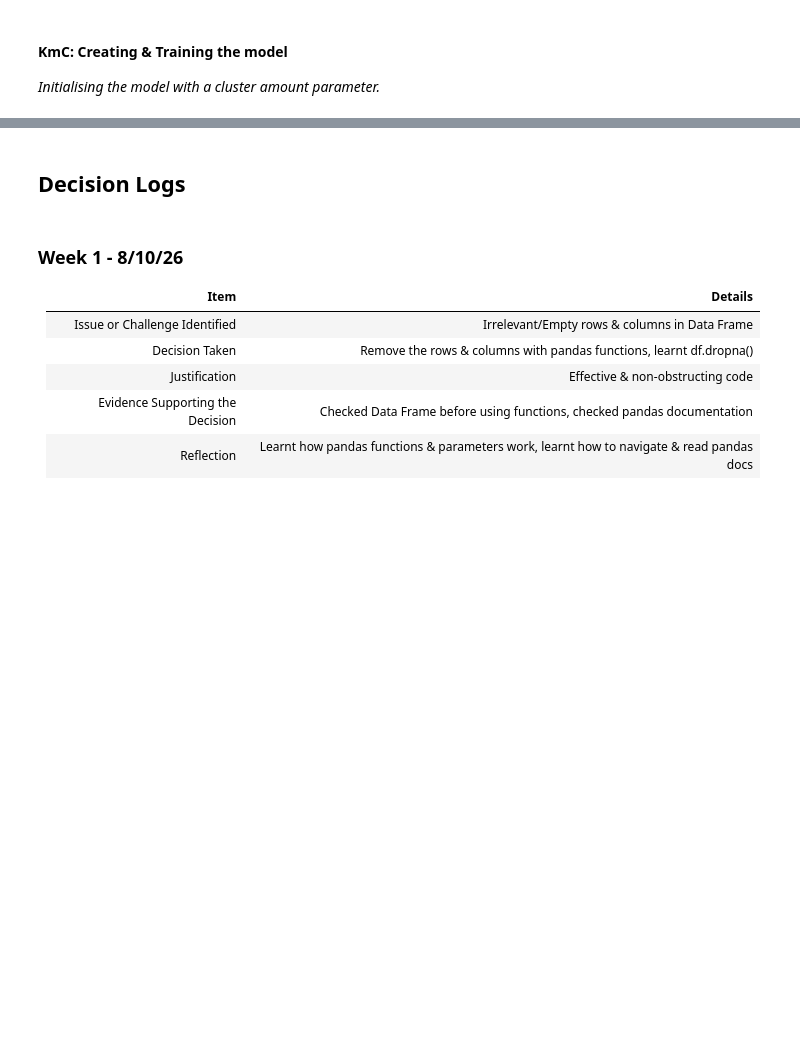
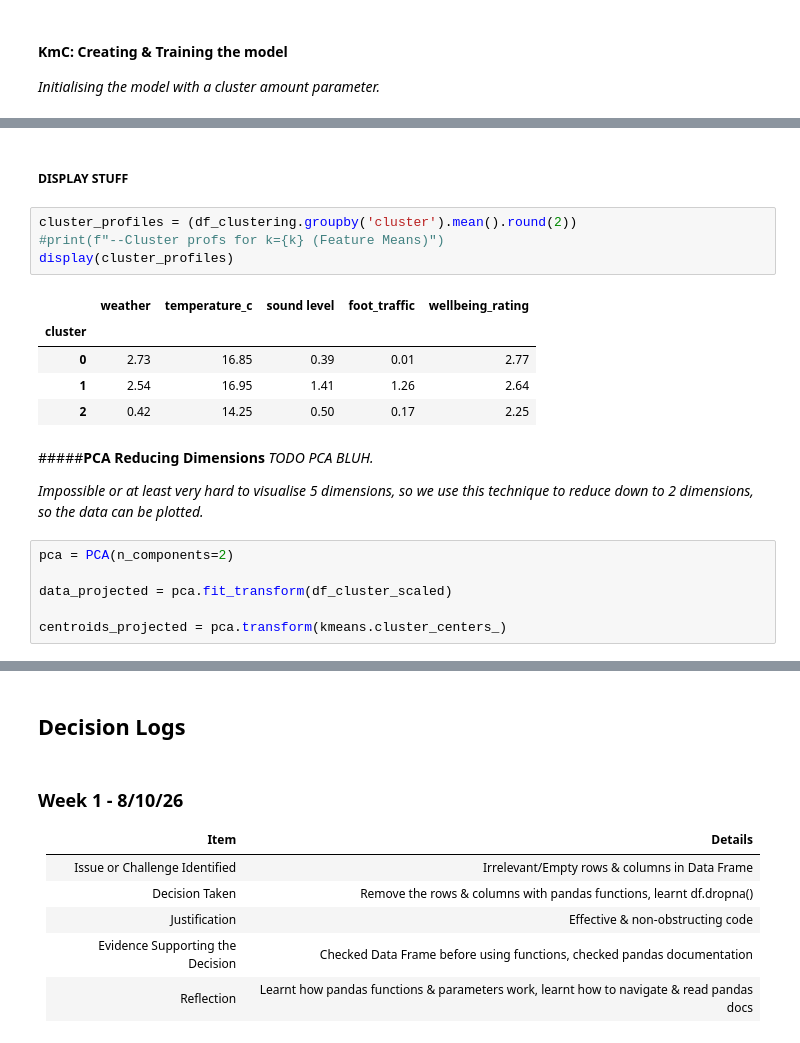
Before and after one commit to Paul-Daly366/MachineLearning_Project_Colab, a Jupyter notebook: MachineLearningProj.ipynb, the cells around one changed output, grey strips where cells are left out. Saved outputs shown, nothing was run; the diff lists cells and outputs as text; blank space fills up the shorter version.

```diff
--- a/MachineLearningProj.ipynb
+++ b/MachineLearningProj.ipynb
@@ -540,0 +567,23 @@ kmeans = KMeans(
+# %% [markdown]
+##### DISPLAY STUFF
+# %%
+cluster_profiles = (df_clustering.groupby('cluster').mean().round(2))
+#print(f"--Cluster profs for k={k} (Feature Means)")
+display(cluster_profiles)
+# %% [output]
+|  | weather | temperature_c | sound level | foot_traffic | wellbeing_rating |
+| cluster |  |  |  |  |  |
+| 0 | 2.73 | 16.85 | 0.39 | 0.01 | 2.77 |
+| 1 | 2.54 | 16.95 | 1.41 | 1.26 | 2.64 |
+| 2 | 0.42 | 14.25 | 0.50 | 0.17 | 2.25 |
+# %% [markdown]
+#####**PCA Reducing Dimensions**
+*TODO PCA BLUH.*
+
+*Impossible or at least very hard to visualise 5 dimensions, so we use this technique to reduce down to 2 dimensions, so the data can be plotted.*
+# %%
+pca = PCA(n_components=2)
+
+data_projected = pca.fit_transform(df_cluster_scaled)
+
+centroids_projected = pca.transform(kmeans.cluster_centers_)
```
Also changed, not shown: parts of 30 cells of this notebook.
